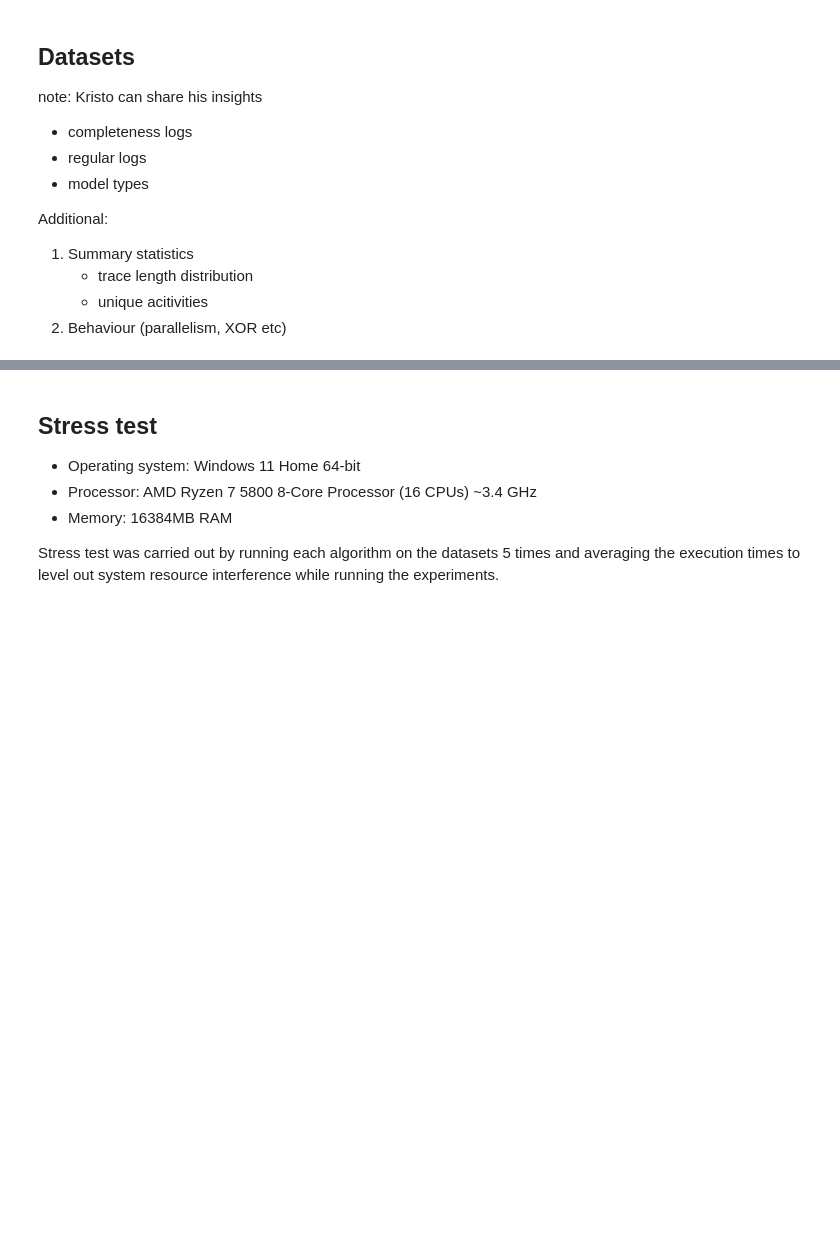
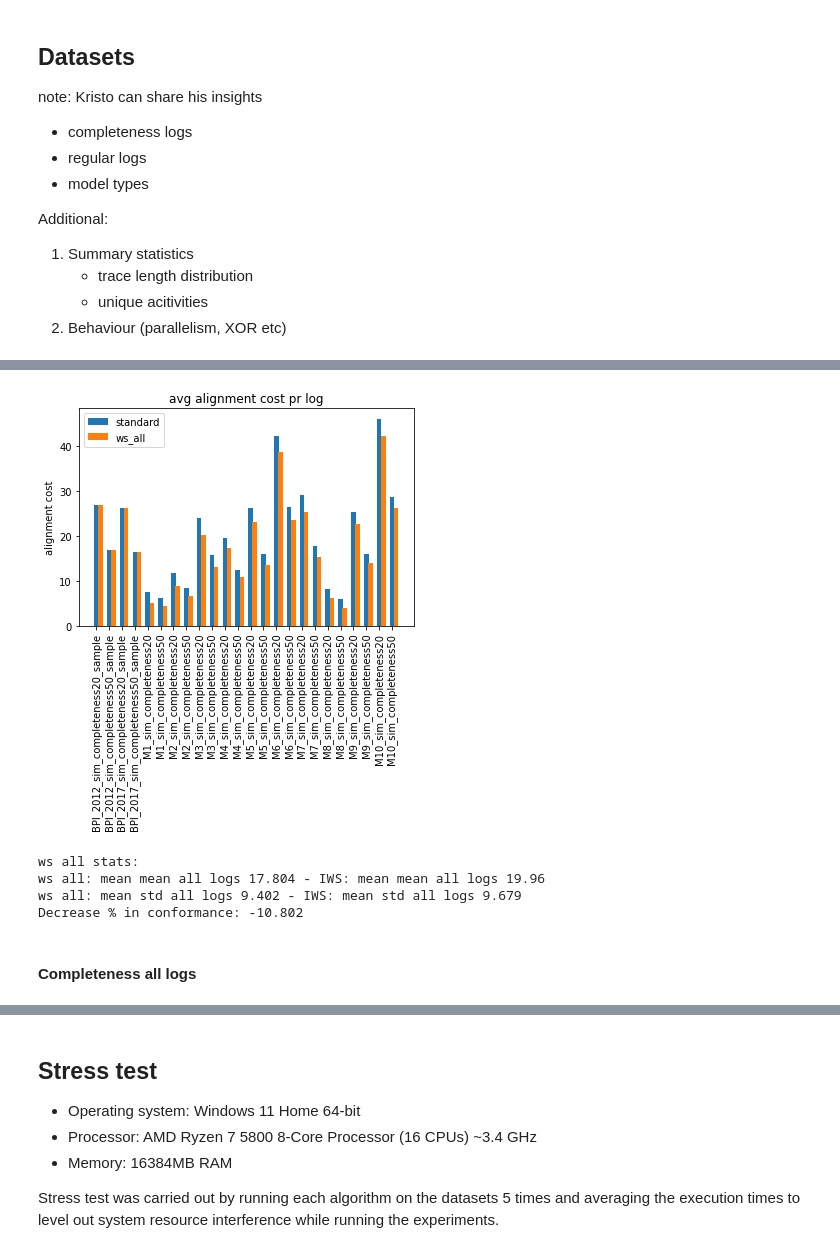
Before and after one commit to MaxTNielsen/ConformanceCheckingUsingTries, a Jupyter notebook: Jupyter/comparative_analysis.ipynb, the cells around one changed output, grey strips where cells are left out. Cells and saved outputs as stored; diff of their text form; code cells hidden in the pictures; blank space fills up the shorter version.

```diff
--- a/Jupyter/comparative_analysis.ipynb
+++ b/Jupyter/comparative_analysis.ipynb
@@ -85,0 +181,18 @@ columns: ['TraceId', 'Conformance cost', 'ExecutionTime']
+# %%
+"""Grouped bar chart - ws all"""
+
+plot_bar_chart_comparison(validation.completeness_output, no_compl_no_conf_compl_stats,
+                            no_conf_ws_all_stats, 'mean', ['standard', 'ws_all'], "alignment cost", "avg alignment cost pr log")
+
+print("ws all stats:")
+print_stat('mean', no_conf_ws_all_stats, no_compl_no_conf_compl_stats, "ws all", "IWS")
+print_stat('std', no_conf_ws_all_stats, no_compl_no_conf_compl_stats,  "ws all", "IWS")
+print_procentual('mean','conformance',no_conf_ws_all_stats, no_compl_no_conf_compl_stats)
+# %% [output]
+[figure, added]
+ws all stats:
+ws all: mean mean all logs 17.804 - IWS: mean mean all logs 19.96
+ws all: mean std all logs 9.402 - IWS: mean std all logs 9.679
+Decrease % in conformance: -10.802
+# %% [markdown]
+#### Completeness all logs
```
Also changed, not shown: parts of 33 cells of this notebook, 4 other files.
